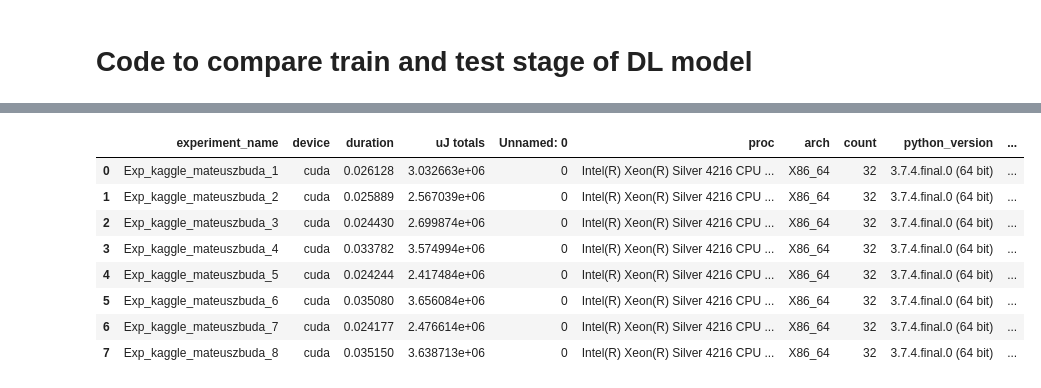
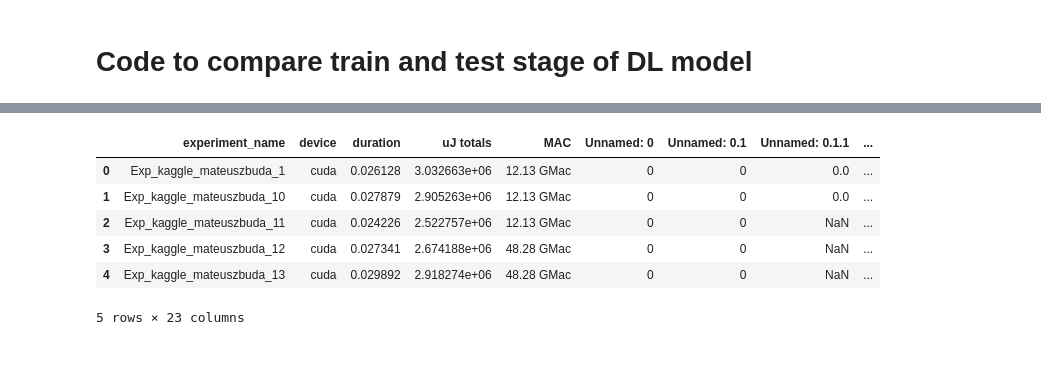
Before and after one commit to neurodatascience/watts_up_compute, a Jupyter notebook: notebooks/6_compare_DL_stages.ipynb, the cells around one changed output, grey strips where cells are left out. Cells and saved outputs as stored; diff of their text form; code cells hidden in the pictures; blank space fills up the shorter version.

```diff
--- a/notebooks/6_compare_DL_stages.ipynb
+++ b/notebooks/6_compare_DL_stages.ipynb
@@ -18,7 +18,7 @@ ml_dir = '{}ml/'.format(project_dir)
 results_dir = '{}results/Exp_kaggle/'.format(project_dir)
 # %%
 # experiment_names = ['Exp_pytorch_cifar','Exp_kaggle_mateuszbuda','Exp_kaggle_mateuszbuda_pruned']
-exp_idx = range(1,9)
+exp_idx = range(1,14)
 experiment_names = ['Exp_kaggle_mateuszbuda_{}'.format(i) for i in exp_idx] #['Exp_kaggle_mateuszbuda','Exp_kaggle_mateuszbuda_pruned']
 
 devices = ['cuda']
@@ -47,5 +47,5 @@ for exp_name in experiment_names:
         joules_df_concat = joules_df_concat.append(joules_df[jcols])
 
 
-exp_config_df_concat
+exp_config_df_concat.head()
 # %% [output]
@@ -73,18 +71,16 @@ with sns.axes_style("whitegrid"):
 # %%
 total_joules = plot_df[(plot_df['domain']=='process_total')&(plot_df['tag']!='overhead')]
 total_joules = total_joules.groupby(['experiment_name','device','domain','tag']).mean().reset_index()
 total_joules = total_joules.groupby(['experiment_name','device']).sum().reset_index()
 total_joules = pd.merge(total_joules,exp_config_df_concat,on=['experiment_name','device'])
-total_joules
+total_joules.head()
 # %% [output]
-|  | experiment_name | device | duration | uJ totals | Unnamed: 0 | proc | arch | count | python_version | ... |
-| 0 | Exp_kaggle_mateuszbuda_1 | cuda | 0.026128 | 3.032663e+06 | 0 | Intel(R) Xeon(R) Silver 4216 CPU ... | X86_64 | 32 | 3.7.4.final.0 (64 bit) | ... |
-| 1 | Exp_kaggle_mateuszbuda_2 | cuda | 0.025889 | 2.567039e+06 | 0 | Intel(R) Xeon(R) Silver 4216 CPU ... | X86_64 | 32 | 3.7.4.final.0 (64 bit) | ... |
-| 2 | Exp_kaggle_mateuszbuda_3 | cuda | 0.024430 | 2.699874e+06 | 0 | Intel(R) Xeon(R) Silver 4216 CPU ... | X86_64 | 32 | 3.7.4.final.0 (64 bit) | ... |
-| 3 | Exp_kaggle_mateuszbuda_4 | cuda | 0.033782 | 3.574994e+06 | 0 | Intel(R) Xeon(R) Silver 4216 CPU ... | X86_64 | 32 | 3.7.4.final.0 (64 bit) | ... |
-| 4 | Exp_kaggle_mateuszbuda_5 | cuda | 0.024244 | 2.417484e+06 | 0 | Intel(R) Xeon(R) Silver 4216 CPU ... | X86_64 | 32 | 3.7.4.final.0 (64 bit) | ... |
-| 5 | Exp_kaggle_mateuszbuda_6 | cuda | 0.035080 | 3.656084e+06 | 0 | Intel(R) Xeon(R) Silver 4216 CPU ... | X86_64 | 32 | 3.7.4.final.0 (64 bit) | ... |
-| 6 | Exp_kaggle_mateuszbuda_7 | cuda | 0.024177 | 2.476614e+06 | 0 | Intel(R) Xeon(R) Silver 4216 CPU ... | X86_64 | 32 | 3.7.4.final.0 (64 bit) | ... |
-| 7 | Exp_kaggle_mateuszbuda_8 | cuda | 0.035150 | 3.638713e+06 | 0 | Intel(R) Xeon(R) Silver 4216 CPU ... | X86_64 | 32 | 3.7.4.final.0 (64 bit) | ... |
+|  | experiment_name | device | duration | uJ totals | MAC | Unnamed: 0 | Unnamed: 0.1 | Unnamed: 0.1.1 | ... |
+| 0 | Exp_kaggle_mateuszbuda_1 | cuda | 0.026128 | 3.032663e+06 | 12.13 GMac | 0 | 0 | 0.0 | ... |
+| 1 | Exp_kaggle_mateuszbuda_10 | cuda | 0.027879 | 2.905263e+06 | 12.13 GMac | 0 | 0 | 0.0 | ... |
+| 2 | Exp_kaggle_mateuszbuda_11 | cuda | 0.024226 | 2.522757e+06 | 12.13 GMac | 0 | 0 | NaN | ... |
+| 3 | Exp_kaggle_mateuszbuda_12 | cuda | 0.027341 | 2.674188e+06 | 48.28 GMac | 0 | 0 | NaN | ... |
+| 4 | Exp_kaggle_mateuszbuda_13 | cuda | 0.029892 | 2.918274e+06 | 48.28 GMac | 0 | 0 | NaN | ... |
+5 rows × 23 columns
 # %%
 plot_df = total_joules.copy()
```
Also changed, not shown: parts of 4 cells of this notebook, 5 other files.
